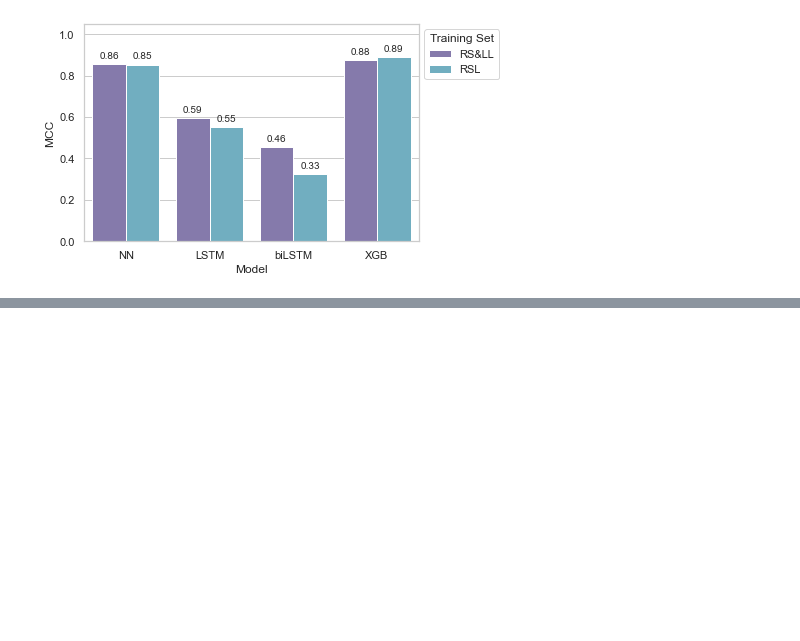
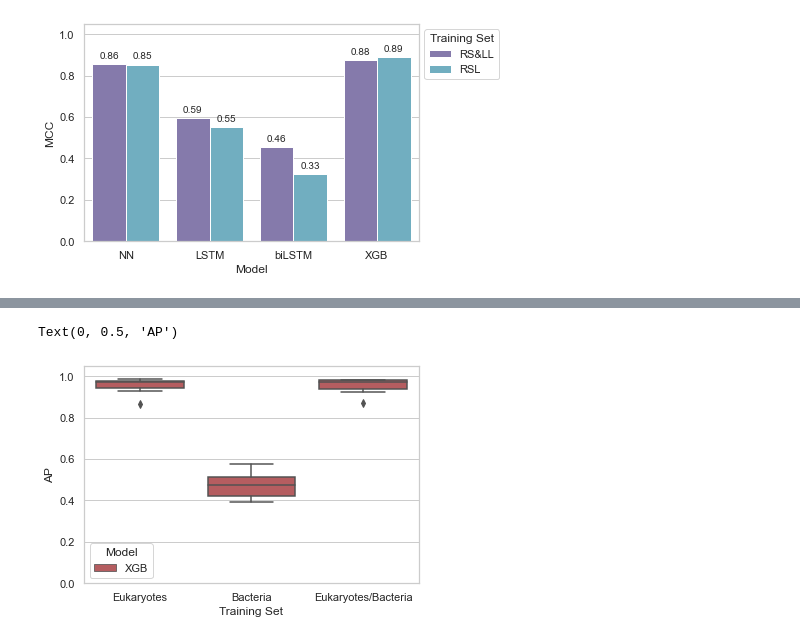
Before and after one commit to AZaitzeff/tools_for_dna_binding_proteins, a Jupyter notebook: see_results.ipynb, the cells around one changed output, grey strips where cells are left out. Cells and saved outputs as stored; diff of their text form; code cells hidden in the pictures; blank space fills up the shorter version.

```diff
--- a/see_results.ipynb
+++ b/see_results.ipynb
@@ -257,7 +297,9 @@ plt.ylabel("Precision")
 # %%
-#Figure 3c)
-sns.boxplot(data=df_results[df_results['Metric']=='Recall'],hue='Model',
-            y='Score',x='Training Set',palette=[(0.2980392156862745, 0.4470588235294118, 0.6901960784313725),
-                                               (0.7686274509803922, 0.3058823529411765, 0.3215686274509804)])
+#Figure 7d)
+sns.boxplot(data=df_results[np.logical_and(df_results['Model']=='XGB',df_results['Metric'].isin(['AP']))],hue='Model',
+            y='Score',x='Training Set',palette=[(0.7686274509803922, 0.3058823529411765, 0.3215686274509804)])
 plt.ylim([0,1.05])
-plt.ylabel("Recall")
+plt.ylabel("AP")
+# %% [output]
+Text(0, 0.5, 'AP')
+[figure, added]
```
Also changed, not shown: parts of 15 cells of this notebook, 13 other files.
